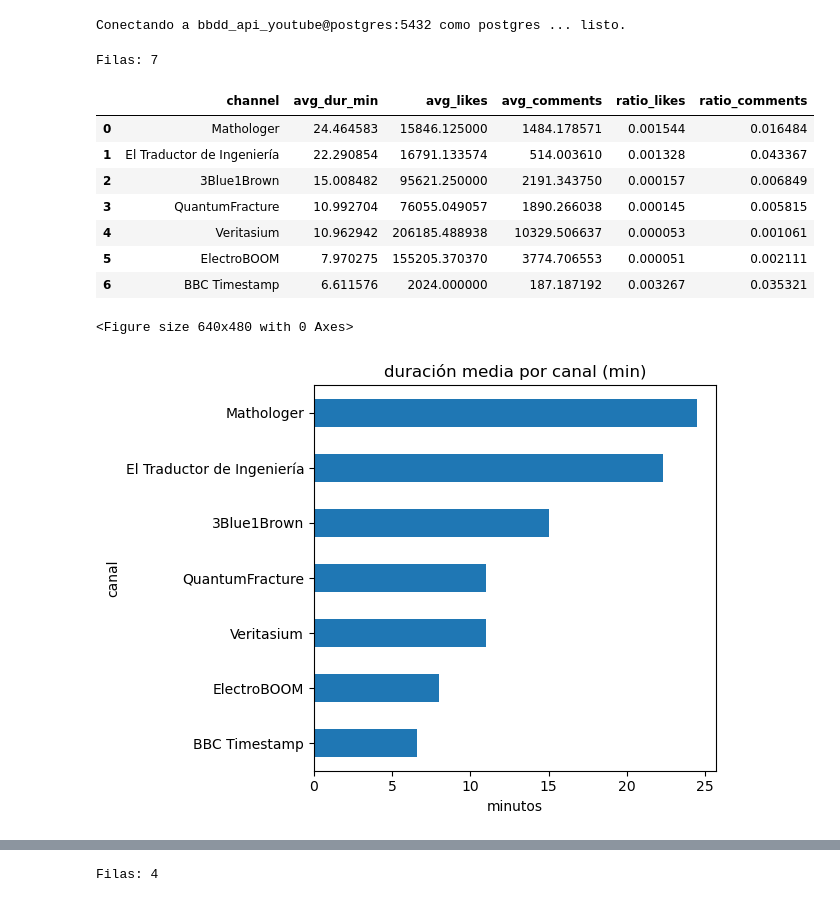
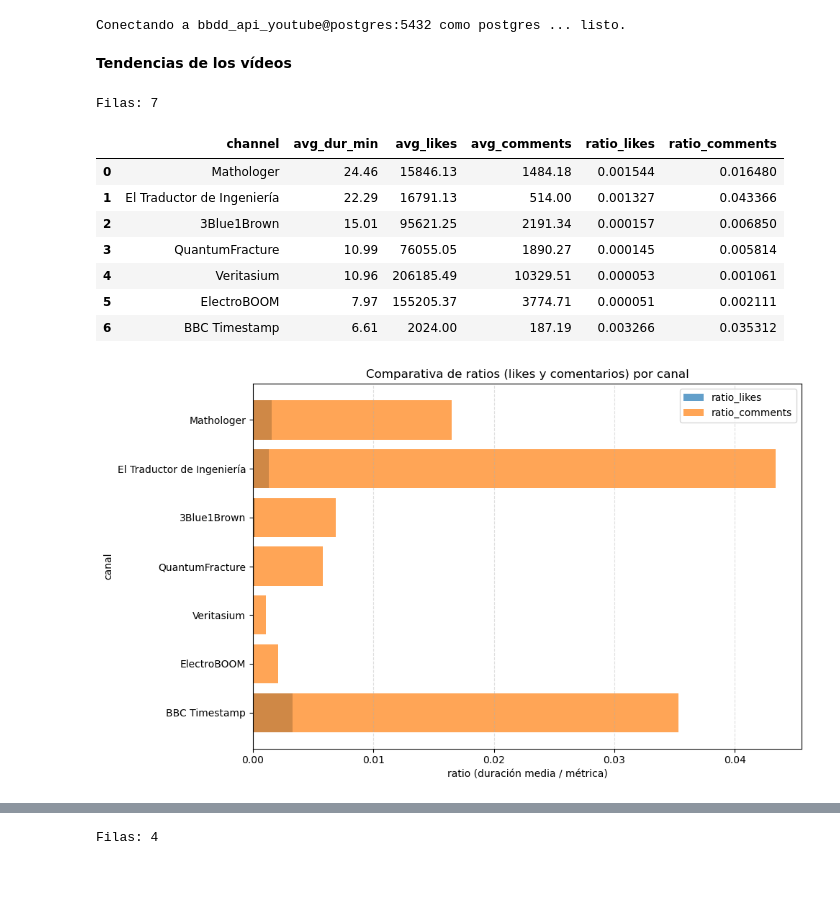
Before and after one commit to Mariogarber/Hackathon_GESTDB, a Jupyter notebook: results/Results.ipynb, the cells around one changed output, grey strips where cells are left out. Drawn from its saved outputs; the diff is of its cells as text; code cells hidden in the pictures; blank space fills up the shorter version.

```diff
--- a/results/Results.ipynb
+++ b/results/Results.ipynb
@@ -68,6 +98,8 @@ def run_query(sql: str, params: Optional[dict] = None) -> pd.DataFrame:
 print(f"Conectando a {DB_NAME}@{DB_HOST}:{DB_PORT} como {DB_USER} ... listo.")
 # %% [output]
 Conectando a bbdd_api_youtube@postgres:5432 como postgres ... listo.
+# %% [markdown]
+**Tendencias de los vídeos**
 # %%
 
 sql_1 = """
@@ -83,46 +115,51 @@ WITH per_channel_base AS (
   WHERE v.duration IS NOT NULL
     AND v.like_count IS NOT NULL
     AND v.comment_count IS NOT NULL
   GROUP BY c.name
 ),
 per_channel AS (
   SELECT
     channel,
     avg_dur_min,
     avg_likes,
     avg_comments,
     avg_dur_min / NULLIF(avg_likes,0)    AS ratio_likes,
     avg_dur_min / NULLIF(avg_comments,0) AS ratio_comments
   FROM per_channel_base
 )
 SELECT *
 FROM per_channel
 ORDER BY avg_dur_min DESC;
 """
 df_ratios = run_query(sql_1)
 print("Filas:", len(df_ratios))
 display(df_ratios.head(20))
 
-# (Opcional) gráfico rápido: duración media por canal (top 20)
-plt.figure()
-df_ratios.sort_values("avg_dur_min", ascending=False).head(20).plot(
-    x="channel", y="avg_dur_min", kind="barh", legend=False
-)
-plt.title("duración media por canal (min)")
-plt.xlabel("minutos")
+
+# ordenar por duración media
+df_top = df_ratios.sort_values("avg_dur_min", ascending=False).head(15)
+
+# gráfica combinada
+plt.figure(figsize=(10, 6))
+plt.barh(df_top["channel"], df_top["ratio_likes"], color="#1f77b4", alpha=0.7, label="ratio_likes")
+plt.barh(df_top["channel"], df_top["ratio_comments"], color="#ff7f0e", alpha=0.7, label="ratio_comments")
+
+plt.title("Comparativa de ratios (likes y comentarios) por canal")
+plt.xlabel("ratio (duración media / métrica)")
 plt.ylabel("canal")
+plt.legend()
 plt.gca().invert_yaxis()
+plt.grid(axis="x", linestyle="--", alpha=0.4)
 plt.tight_layout()
 plt.show()
 # %% [output]
 Filas: 7
 |  | channel | avg_dur_min | avg_likes | avg_comments | ratio_likes | ratio_comments |
-| 0 | Mathologer | 24.464583 | 15846.125000 | 1484.178571 | 0.001544 | 0.016484 |
-| 1 | El Traductor de Ingeniería | 22.290854 | 16791.133574 | 514.003610 | 0.001328 | 0.043367 |
-| 2 | 3Blue1Brown | 15.008482 | 95621.250000 | 2191.343750 | 0.000157 | 0.006849 |
-| 3 | QuantumFracture | 10.992704 | 76055.049057 | 1890.266038 | 0.000145 | 0.005815 |
-| 4 | Veritasium | 10.962942 | 206185.488938 | 10329.506637 | 0.000053 | 0.001061 |
-| 5 | ElectroBOOM | 7.970275 | 155205.370370 | 3774.706553 | 0.000051 | 0.002111 |
-| 6 | BBC Timestamp | 6.611576 | 2024.000000 | 187.187192 | 0.003267 | 0.035321 |
+| 0 | Mathologer | 24.46 | 15846.13 | 1484.18 | 0.001544 | 0.016480 |
+| 1 | El Traductor de Ingeniería | 22.29 | 16791.13 | 514.00 | 0.001327 | 0.043366 |
+| 2 | 3Blue1Brown | 15.01 | 95621.25 | 2191.34 | 0.000157 | 0.006850 |
+| 3 | QuantumFracture | 10.99 | 76055.05 | 1890.27 | 0.000145 | 0.005814 |
+| 4 | Veritasium | 10.96 | 206185.49 | 10329.51 | 0.000053 | 0.001061 |
+| 5 | ElectroBOOM | 7.97 | 155205.37 | 3774.71 | 0.000051 | 0.002111 |
+| 6 | BBC Timestamp | 6.61 | 2024.00 | 187.19 | 0.003266 | 0.035312 |
-<Figure size 640x480 with 0 Axes>
-[figure, old version]
+[figure, new version]
```
Also changed, not shown: parts of 29 cells of this notebook.
